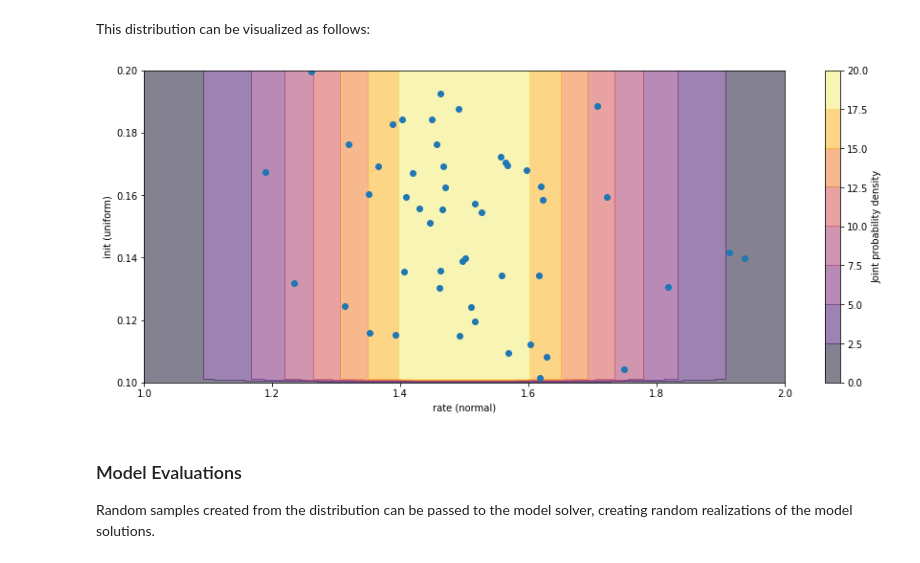
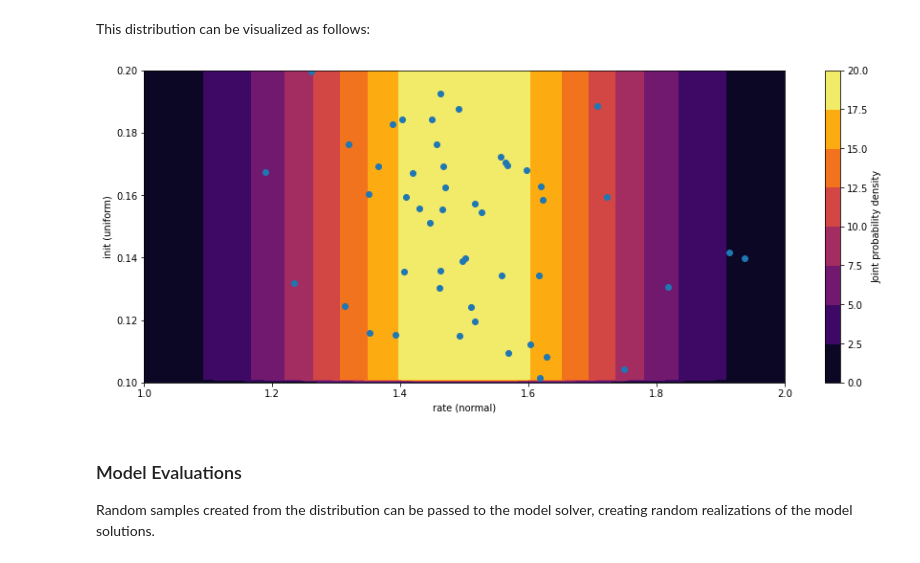
Before and after one commit to jonathf/chaospy, a Jupyter notebook: docs/tutorials/example_introduction.ipynb, the cells around one changed output. Saved outputs shown, nothing was run; the diff lists cells and outputs as text; code cells hidden in the pictures.

```diff
--- a/docs/tutorials/example_introduction.ipynb
+++ b/docs/tutorials/example_introduction.ipynb
@@ -81,25 +81,25 @@ This distribution can be visualized as follows:
 # %%
 # Create contour plot for the probability density function
 grid_init, grid_rate = grid = numpy.mgrid[1:2:100j, 0.1:0.2:100j]
 density = distribution.pdf(grid)
 
-contour = pyplot.contourf(grid_init, grid_rate, density, alpha=0.5)
+contour = pyplot.contourf(grid_init, grid_rate, density)
 colorbar = pyplot.colorbar(contour)
 
 # Create scatter plot for 50 random samples
 numpy.random.seed(123)
 samples = distribution.sample(50)
 pyplot.scatter(*samples)
 
 # Make figure pretty
 pyplot.axis([1, 2, 0.1, 0.2])
 pyplot.xlabel("rate (normal)")
 pyplot.ylabel("init (uniform)")
 colorbar.ax.set_ylabel("Joint probability density")
 
 pyplot.show()
 # %% [output]
-[figure, old version]
+[figure, new version]
 # %% [markdown]
 ### Model Evaluations
 
```
Also changed, not shown: 43 other files.
